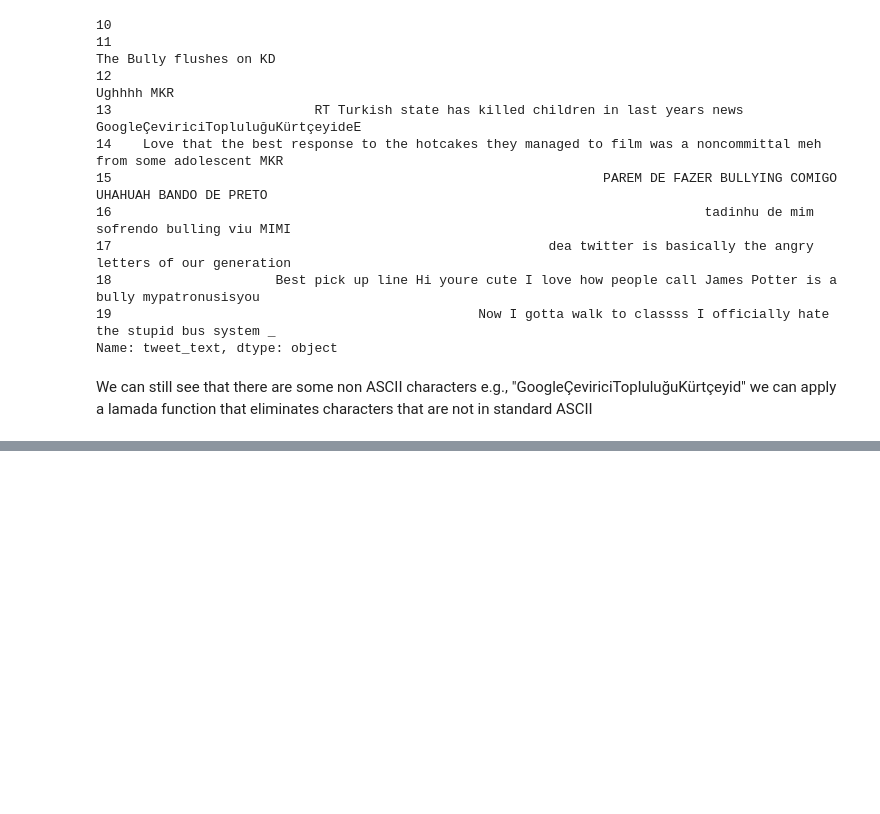
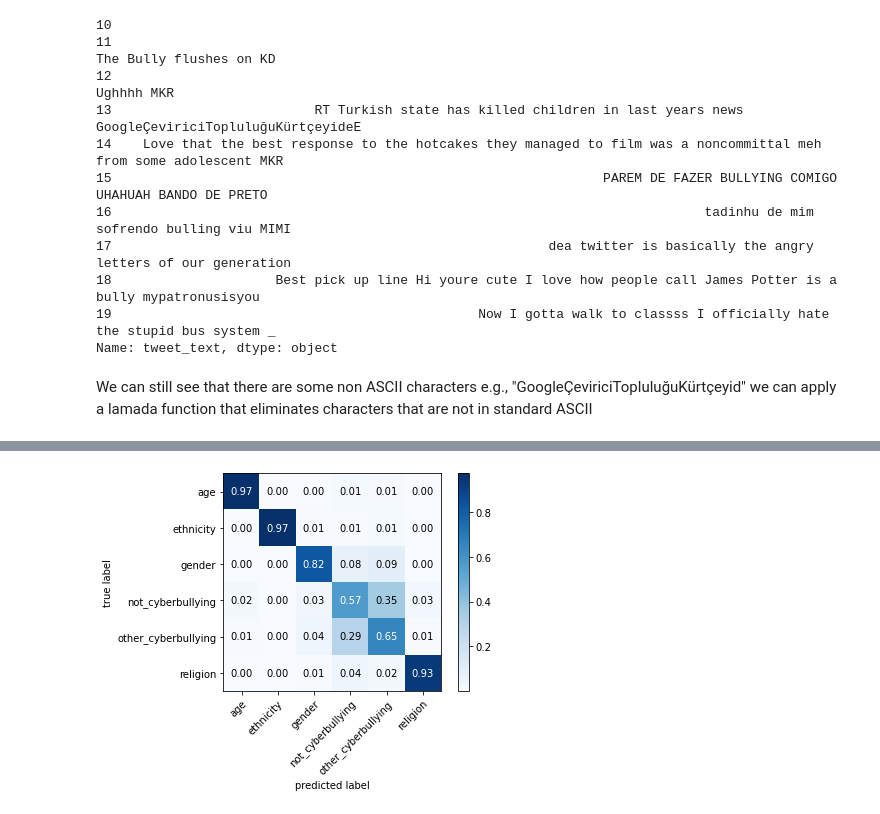
Before and after one commit to abdicodes/text-cassification, a Jupyter notebook: Hate speech detection.ipynb, the cells around one changed output, grey strips where cells are left out. Saved outputs shown, nothing was run; the diff lists cells and outputs as text; code cells hidden in the pictures; blank space fills up the shorter version.

Commit message:
logistic regression and naive baise

```diff
--- a/Hate speech detection.ipynb
+++ b/Hate speech detection.ipynb
@@ -84,0 +170,6 @@ df.describe()
+# %%
+classifier = LogisticRegression(max_iter=500)
+classifier.fit(X_train, y_train)
+score = classifier.score(X_test, y_test)
+
+print("Accuracy:", score)
@@ -84,0 +178,13 @@ df.describe()
+# %%
+y_pred = classifier.predict(X_test)
+# %%
+# Convert the predictions to class labels
+
+# Convert the predictions to class labels
+# y_pred = y_pred.argmax(axis=1)
+# # Calculate the F1 score and confusion matrix
+report = classification_report(y_test, y_pred)
+confusion = confusion_matrix(y_test, y_pred)
+
+print(report)
+print(confusion)
@@ -84,0 +211,17 @@ df.describe()
+# %%
+classes = []
+for i in range (6):
+    class_name = df.loc[df['target'] == i, 'cyberbullying_type'].iloc[0]
+    classes.append(class_name)
+# %%
+
+figure, ax = plot_confusion_matrix(conf_mat = confusion,
+                                   class_names = classes,
+                                   show_absolute = False,
+                                   show_normed = True,
+
+                                   colorbar = True)
+
+plt.show()
+# %% [output]
+[figure, added]
```
Also changed, not shown: parts of 28 cells of this notebook.
